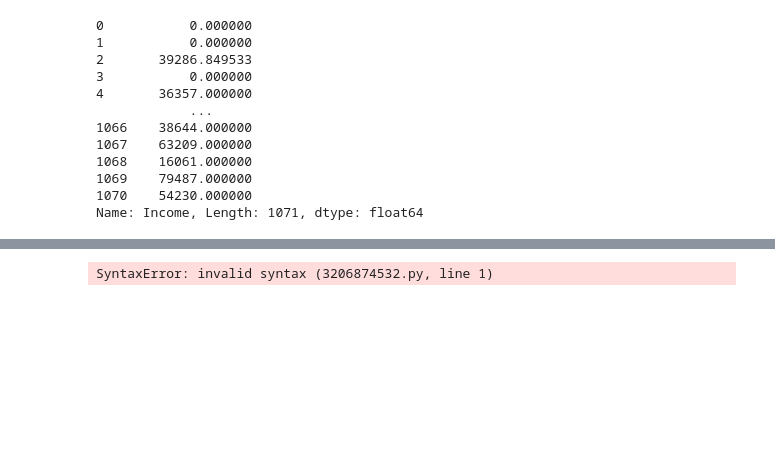
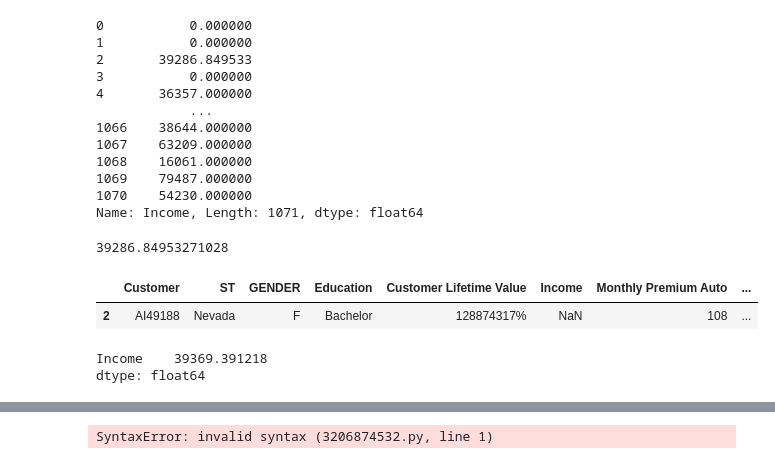
Before and after one commit to sofia-russmann/DS_Consorci_2025, a Jupyter notebook: 1.- Python y DataFrames/Gestionando_Dataframes_resuelto.ipynb, the cells around one changed output, grey strips where cells are left out. Drawn from its saved outputs; the diff is of its cells as text; code cells hidden in the pictures; blank space fills up the shorter version.

```diff
--- a/1.- Python y DataFrames/Gestionando_Dataframes_resuelto.ipynb
+++ b/1.- Python y DataFrames/Gestionando_Dataframes_resuelto.ipynb
@@ -479,6 +485,26 @@ df['Income'].fillna(0)
 1069    79487.000000
 1070    54230.000000
 Name: Income, Length: 1071, dtype: float64
+# %%
+df['Income'].mean()
+# %% [output]
+39286.84953271028
+# %%
+media_male = df[['GENDER_clean','Income']][df['GENDER_clean']=='Male'].mean()
+media_female = df[['GENDER_clean','Income']][df['GENDER_clean']=='Female'].mean()
+df.loc[(df['Income'].isnull())&(df['GENDER_clean']=='Male'), 'Income'] = media_male
+df.loc[(df['Income'].isnull())&(df['GENDER_clean']=='Female'), 'Income'] = media_female
+# %%
+df['Income'].isnull().sum()
+df[df['Income'].isna()]
+# %% [output]
+|  | Customer | ST | GENDER | Education | Customer Lifetime Value | Income | Monthly Premium Auto | ... |
+| 2 | AI49188 | Nevada | F | Bachelor | 128874317% | NaN | 108 | ... |
+# %%
+media_female
+# %% [output]
+Income    39369.391218
+dtype: float64
 # %%
 df_nan_income = df.dropna()
 df_nan_income
```
Also changed, not shown: parts of 2 cells of this notebook.
